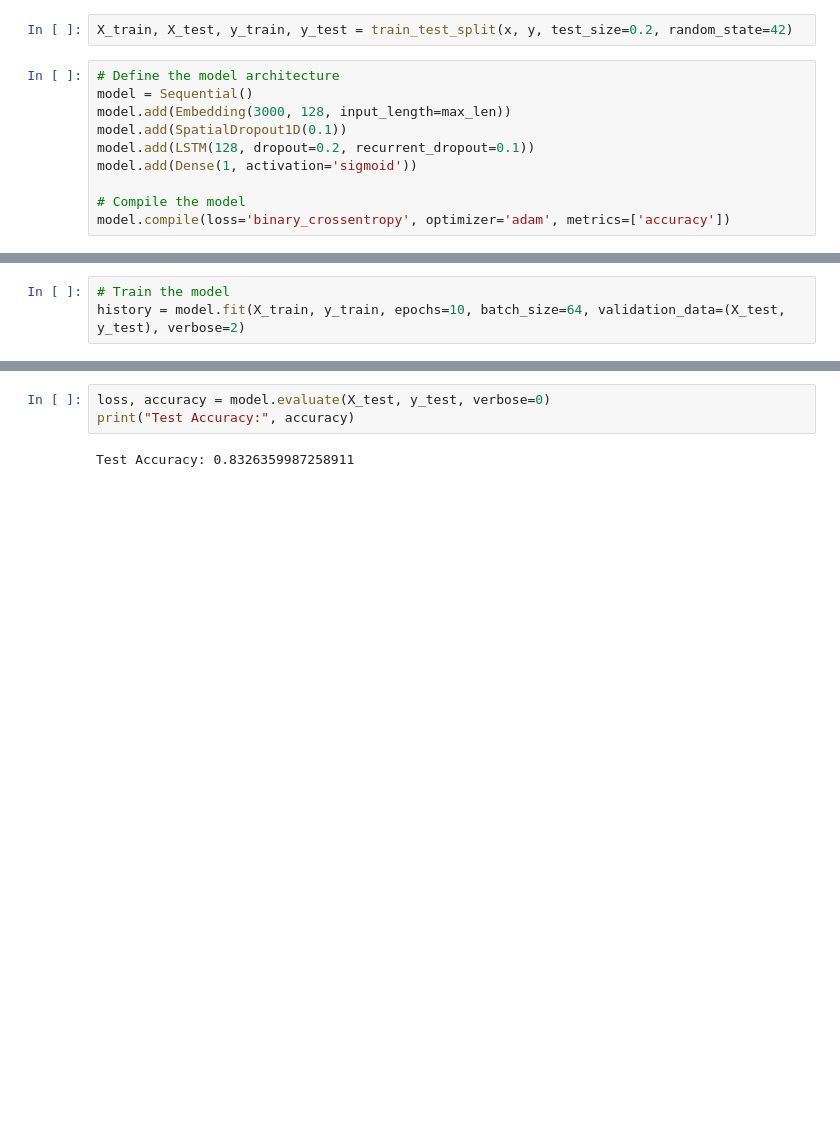
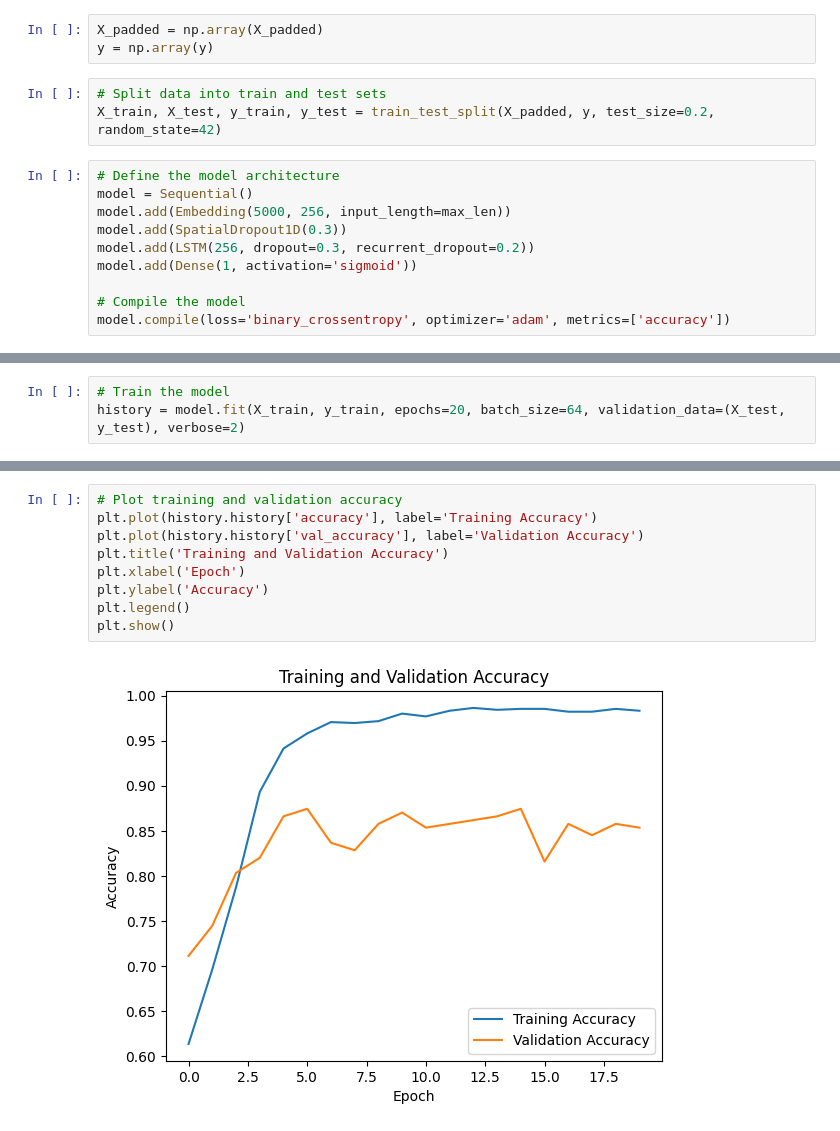
Before and after one commit to Venkat11Thadi/Machine_learning_examples, a Jupyter notebook: review_classification.ipynb, the cells around one changed output, grey strips where cells are left out. Saved outputs shown, nothing was run; the diff lists cells and outputs as text; blank space fills up the shorter version.

```diff
--- a/review_classification.ipynb
+++ b/review_classification.ipynb
@@ -51,11 +73,15 @@ x = pad_sequences(x, maxlen=max_len)
+# %%
+X_padded = np.array(X_padded)
+y = np.array(y)
 # %%
-X_train, X_test, y_train, y_test = train_test_split(x, y, test_size=0.2, random_state=42)
+# Split data into train and test sets
+X_train, X_test, y_train, y_test = train_test_split(X_padded, y, test_size=0.2, random_state=42)
 # %%
 # Define the model architecture
 model = Sequential()
-model.add(Embedding(3000, 128, input_length=max_len))
-model.add(SpatialDropout1D(0.1))
-model.add(LSTM(128, dropout=0.2, recurrent_dropout=0.1))
+model.add(Embedding(5000, 256, input_length=max_len))
+model.add(SpatialDropout1D(0.3))
+model.add(LSTM(256, dropout=0.3, recurrent_dropout=0.2))
 model.add(Dense(1, activation='sigmoid'))
 
 # Compile the model
@@ -63,4 +91,4 @@ model.compile(loss='binary_crossentropy', optimizer='adam', metrics=['accuracy']
 # %%
 # Train the model
-history = model.fit(X_train, y_train, epochs=10, batch_size=64, validation_data=(X_test, y_test), verbose=2)
+history = model.fit(X_train, y_train, epochs=20, batch_size=64, validation_data=(X_test, y_test), verbose=2)
 # %% [output]
@@ -87,5 +112,11 @@ Epoch 10/10
-# %%
-loss, accuracy = model.evaluate(X_test, y_test, verbose=0)
-print("Test Accuracy:", accuracy)
-# %% [output]
-Test Accuracy: 0.8326359987258911
+# %%
+# Plot training and validation accuracy
+plt.plot(history.history['accuracy'], label='Training Accuracy')
+plt.plot(history.history['val_accuracy'], label='Validation Accuracy')
+plt.title('Training and Validation Accuracy')
+plt.xlabel('Epoch')
+plt.ylabel('Accuracy')
+plt.legend()
+plt.show()
+# %% [output]
+[figure, added]
```
Also changed, not shown: parts of 18 cells of this notebook.
